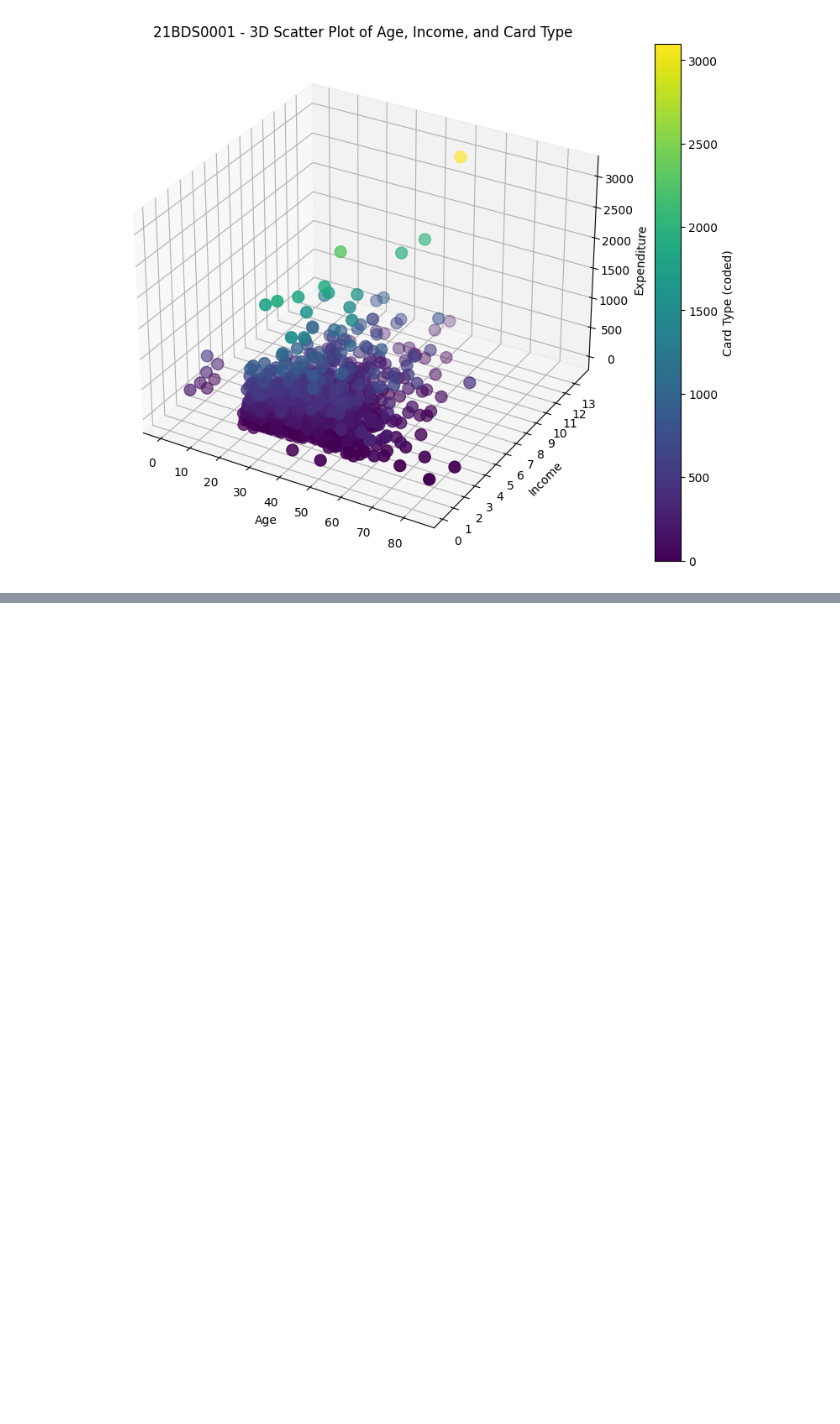
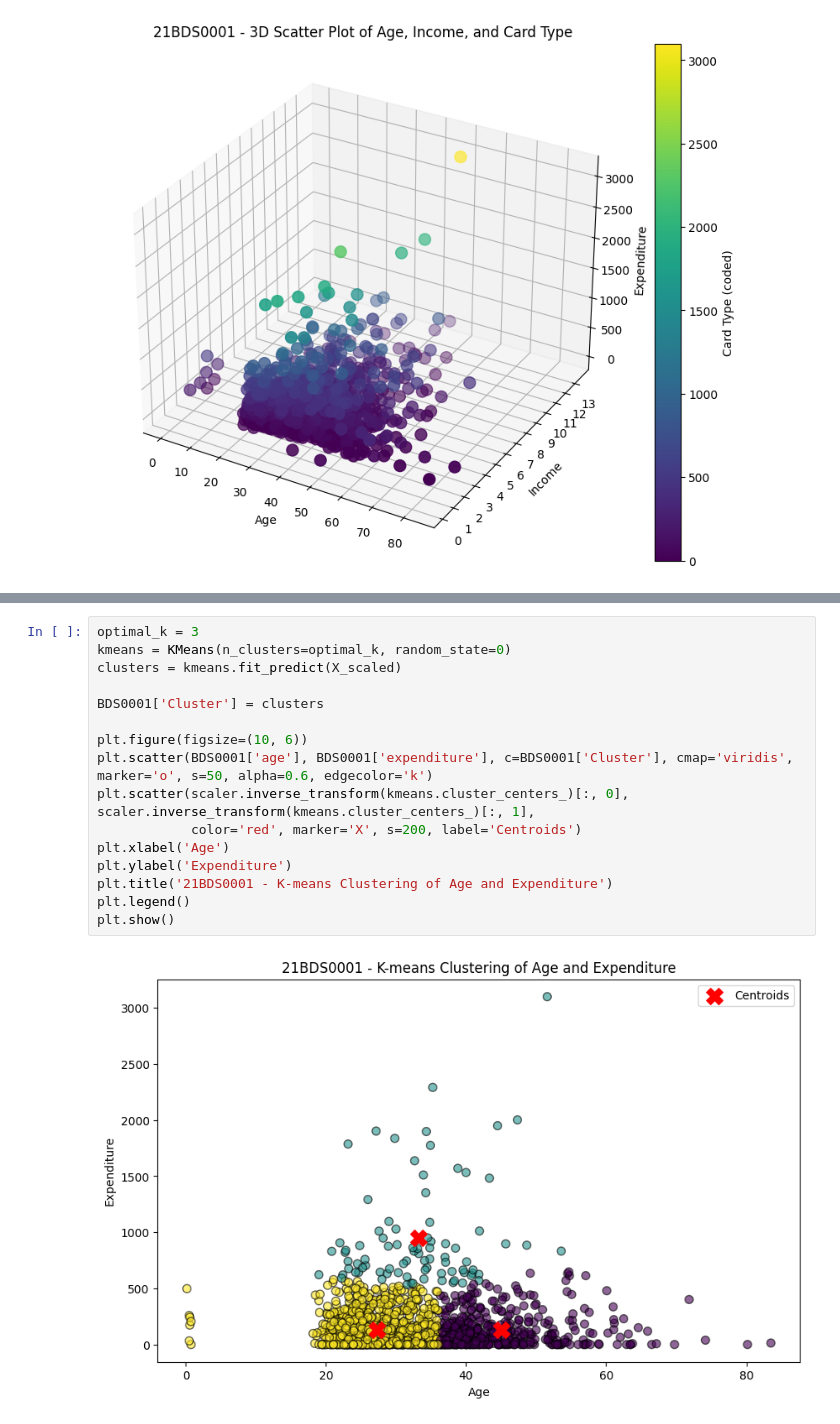
Before and after one commit to mukund-n/EDA---DA---21BDS0001, a Jupyter notebook: EDA_21BDS0001.ipynb, the cells around one changed output, grey strips where cells are left out. Saved outputs shown, nothing was run; the diff lists cells and outputs as text; blank space fills up the shorter version.

```diff
--- a/EDA_21BDS0001.ipynb
+++ b/EDA_21BDS0001.ipynb
@@ -671,0 +728,18 @@ plt.show()
+# %%
+optimal_k = 3
+kmeans = KMeans(n_clusters=optimal_k, random_state=0)
+clusters = kmeans.fit_predict(X_scaled)
+
+BDS0001['Cluster'] = clusters
+
+plt.figure(figsize=(10, 6))
+plt.scatter(BDS0001['age'], BDS0001['expenditure'], c=BDS0001['Cluster'], cmap='viridis', marker='o', s=50, alpha=0.6, edgecolor='k')
+plt.scatter(scaler.inverse_transform(kmeans.cluster_centers_)[:, 0], scaler.inverse_transform(kmeans.cluster_centers_)[:, 1],
+            color='red', marker='X', s=200, label='Centroids')
+plt.xlabel('Age')
+plt.ylabel('Expenditure')
+plt.title('21BDS0001 - K-means Clustering of Age and Expenditure')
+plt.legend()
+plt.show()
+# %% [output]
+[figure, added]
```
Also changed, not shown: parts of 25 cells of this notebook.
